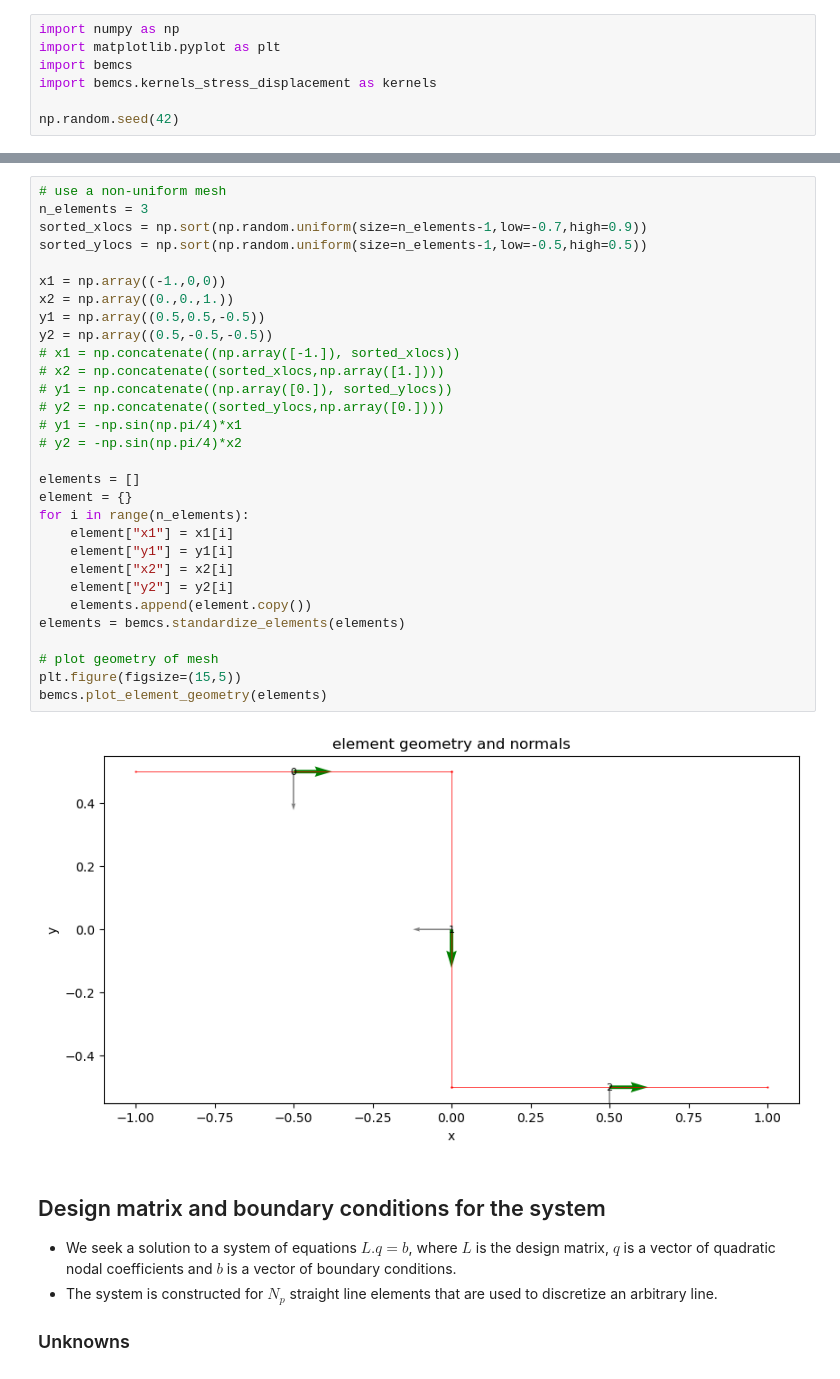
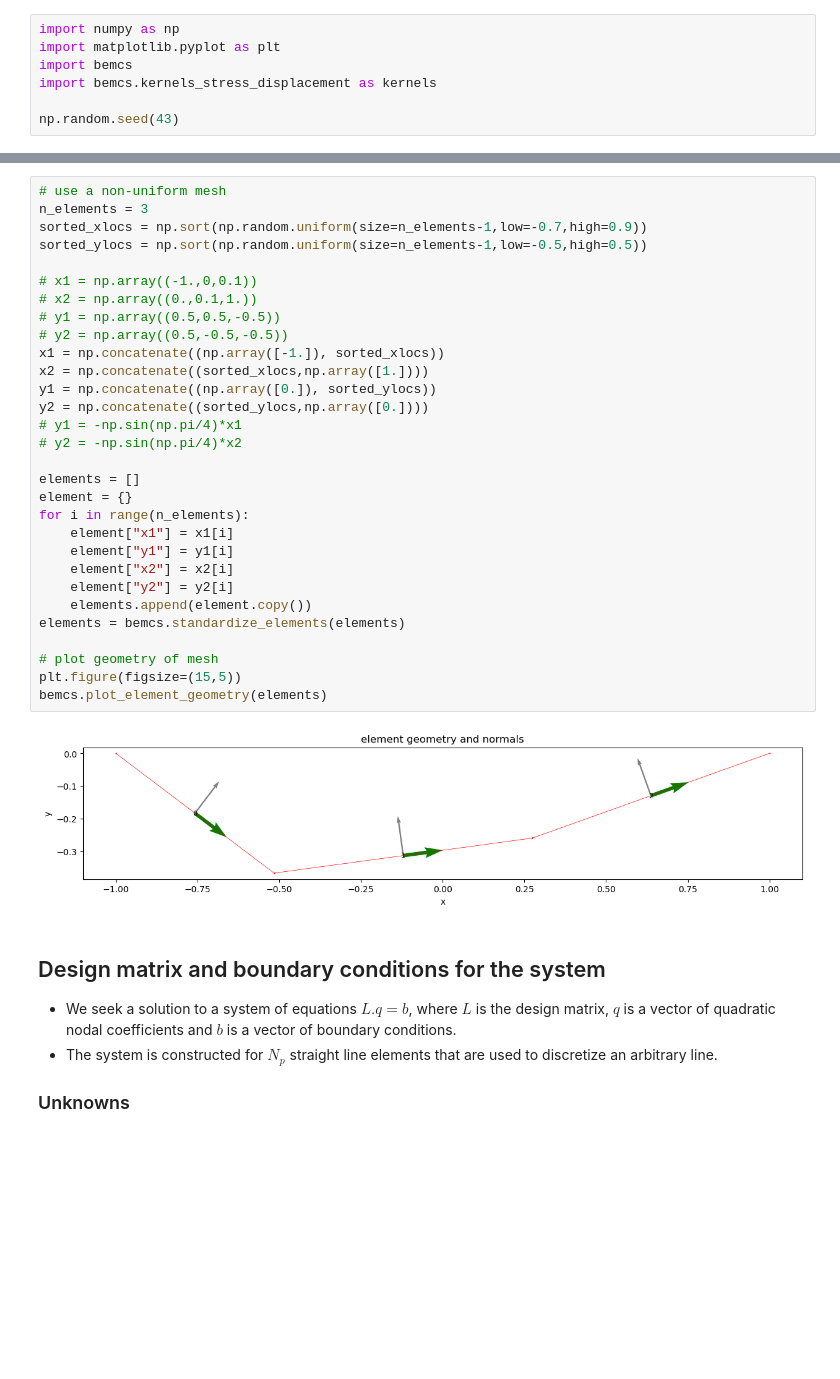
Before and after one commit to mallickrishg/bemcs, a Jupyter notebook: Nonplanarpatches_rotation.ipynb, the cells around one changed output, grey strips where cells are left out. Cells and saved outputs as stored; diff of their text form; blank space fills up the shorter version.

```diff
--- a/Nonplanarpatches_rotation.ipynb
+++ b/Nonplanarpatches_rotation.ipynb
@@ -4,7 +4,7 @@ import matplotlib.pyplot as plt
 import bemcs
 import bemcs.kernels_stress_displacement as kernels
 
-np.random.seed(42)
+np.random.seed(43)
 # %% [markdown]
 ## Implementing continuity and smoothness of slip
 
@@ -100,35 +100,35 @@ q_s^{2a} \\ q_s^{2b} \\ q_s^{2c} \\ q_n^{2a} \\ q_n^{2b} \\ q_n^{2c} \end{bmatri
 # %%
 # use a non-uniform mesh
 n_elements = 3
 sorted_xlocs = np.sort(np.random.uniform(size=n_elements-1,low=-0.7,high=0.9))
 sorted_ylocs = np.sort(np.random.uniform(size=n_elements-1,low=-0.5,high=0.5))
 
-x1 = np.array((-1.,0,0))
-x2 = np.array((0.,0.,1.))
-y1 = np.array((0.5,0.5,-0.5))
-y2 = np.array((0.5,-0.5,-0.5))
-# x1 = np.concatenate((np.array([-1.]), sorted_xlocs))
-# x2 = np.concatenate((sorted_xlocs,np.array([1.])))
-# y1 = np.concatenate((np.array([0.]), sorted_ylocs))
-# y2 = np.concatenate((sorted_ylocs,np.array([0.])))
+# x1 = np.array((-1.,0,0.1))
+# x2 = np.array((0.,0.1,1.))
+# y1 = np.array((0.5,0.5,-0.5))
+# y2 = np.array((0.5,-0.5,-0.5))
+x1 = np.concatenate((np.array([-1.]), sorted_xlocs))
+x2 = np.concatenate((sorted_xlocs,np.array([1.])))
+y1 = np.concatenate((np.array([0.]), sorted_ylocs))
+y2 = np.concatenate((sorted_ylocs,np.array([0.])))
 # y1 = -np.sin(np.pi/4)*x1
 # y2 = -np.sin(np.pi/4)*x2
 
 elements = []
 element = {}
 for i in range(n_elements):
     element["x1"] = x1[i]
     element["y1"] = y1[i]
     element["x2"] = x2[i]
     element["y2"] = y2[i]
     elements.append(element.copy())
 elements = bemcs.standardize_elements(elements)
 
 # plot geometry of mesh
 plt.figure(figsize=(15,5))
 bemcs.plot_element_geometry(elements)
 # %% [output]
-[figure, old version]
+[figure, new version]
 # %% [markdown]
 ## Design matrix and boundary conditions for the system
 
```
Also changed, not shown: parts of 4 cells of this notebook.
